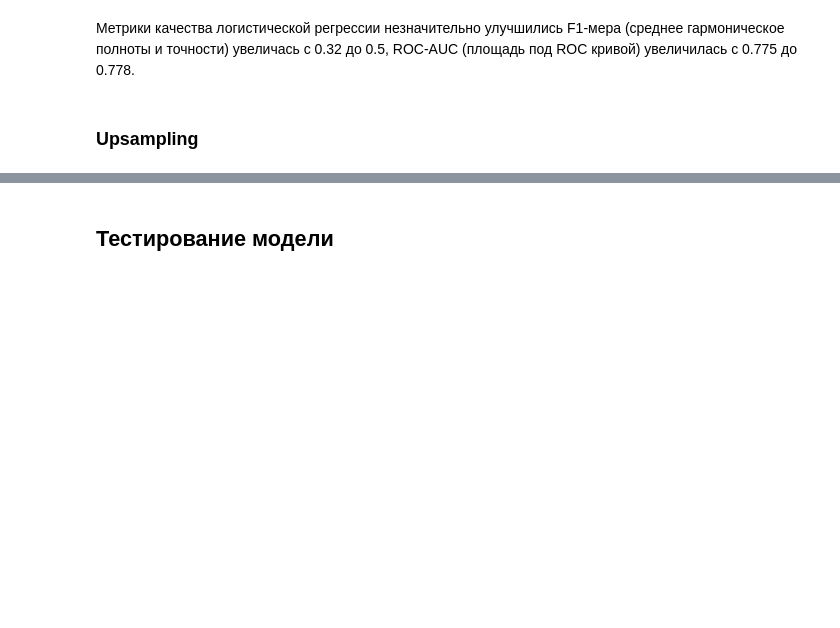
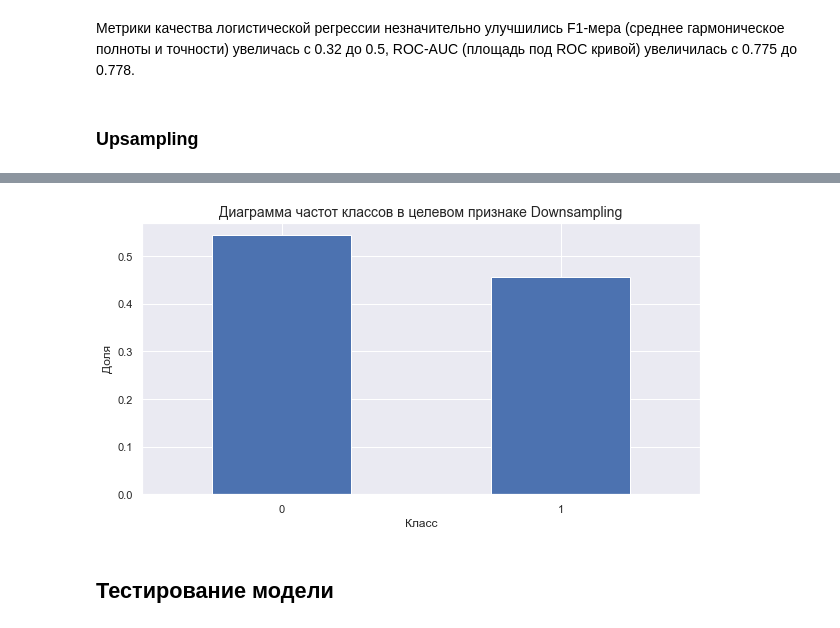
Before and after one commit to Ksyuwish/YandexPracticumDS, a Jupyter notebook: projects/6ds_bank_customer_churn.ipynb, the cells around one changed output, grey strips where cells are left out. Saved outputs shown, nothing was run; the diff lists cells and outputs as text; code cells hidden in the pictures; blank space fills up the shorter version.

```diff
--- a/projects/6ds_bank_customer_churn.ipynb
+++ b/projects/6ds_bank_customer_churn.ipynb
@@ -828,0 +996,33 @@ features_upsampled, target_upsampled = upsample(features_train, target_train, 3)
+# %%
+def downsample(features, target, fraction):
+    features_zeros = features[target == 0]
+    features_ones = features[target == 1]
+    target_zeros = target[target == 0]
+    target_ones = target[target == 1]
+
+    features_downsampled = pd.concat([features_zeros.sample(frac=fraction, random_state=RANDOM_SEED)] + [features_ones])
+    target_downsampled = pd.concat([target_zeros.sample(frac=fraction, random_state=RANDOM_SEED)] + [target_ones])
+
+    features_downsampled, target_downsampled = shuffle(features_downsampled, target_downsampled, random_state=RANDOM_SEED)
+
+    return features_downsampled, target_downsampled
+# %%
+features_downsampled, target_downsampled = downsample(features_train, target_train, 0.3)
+# %%
+def downsample(features, target, fraction):
+    features_zeros = features[target == 0]
+    features_ones = features[target == 1]
+    target_zeros = target[target == 0]
+    target_ones = target[target == 1]
+
+    features_downsampled = pd.concat(
+        [features_zeros.sample(frac=fraction, random_state=12345)] + [features_ones])
+    target_downsampled = pd.concat(
+        [target_zeros.sample(frac=fraction, random_state=12345)] + [target_ones])
+
+    features_downsampled, target_downsampled = shuffle(
+        features_downsampled, target_downsampled, random_state=12345)
+
+    return features_downsampled, target_downsampled
+
+features_downsampled, target_downsampled = downsample(features_train, target_train, 0.3)
@@ -829,3 +1053,12 @@ features_upsampled, target_upsampled = upsample(features_train, target_train, 3)
+# %%
+plt.figure(figsize=(10, 5))
+plt.title('Диаграмма частот классов в целевом признаке Downsampling', size=14)
+target_downsampled.value_counts(normalize=True).plot(kind='bar', rot=0)
+plt.xlabel('Класс', size=12)
+plt.ylabel('Доля', size=12)
+plt.show()
+# %% [output]
+[figure, added]
 # %% [markdown]
 ## Тестирование модели
 # %% [markdown]
```
Also changed, not shown: parts of 23 cells of this notebook.
